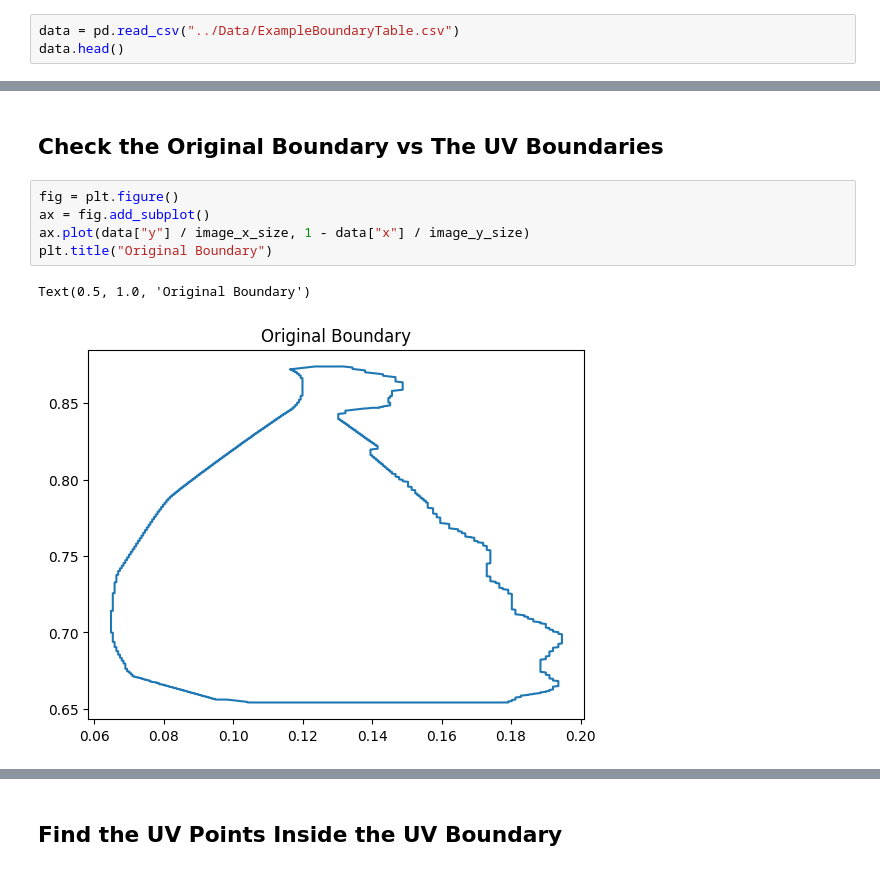
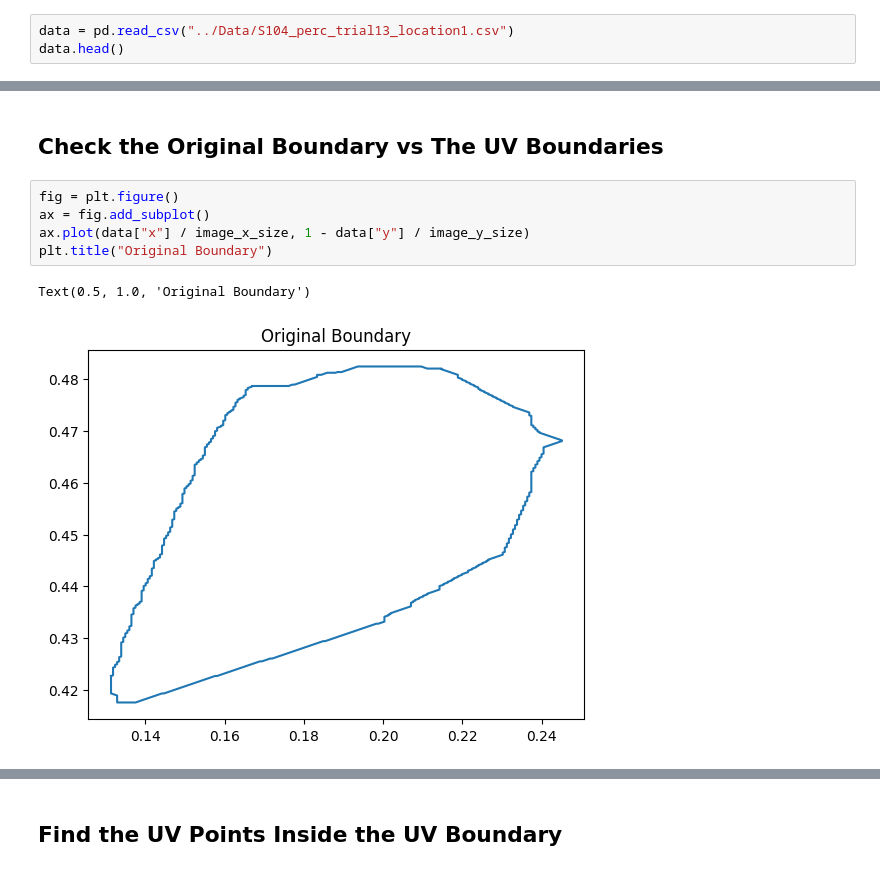
Before and after one commit to Nabizzle/Geodesic-Path-Finder, a Jupyter notebook: Code/Surface Area From Drawing.ipynb, the cells around one changed output, grey strips where cells are left out. Saved outputs shown, nothing was run; the diff lists cells and outputs as text.

```diff
--- a/Code/Surface Area From Drawing.ipynb
+++ b/Code/Surface Area From Drawing.ipynb
@@ -14,7 +14,7 @@ import math
 # %% [markdown]
 # Load in Example Drawing Border
 # %%
-data = pd.read_csv("../Data/ExampleBoundaryTable.csv")
+data = pd.read_csv("../Data/S104_perc_trial13_location1.csv")
 data.head()
 # %% [output]
 |  | x | y |
@@ -101,11 +101,11 @@ This is a reducation to 16.971810520197618% of points in the path.
 # %%
 fig = plt.figure()
 ax = fig.add_subplot()
-ax.plot(data["y"] / image_x_size, 1 - data["x"] / image_y_size)
+ax.plot(data["x"] / image_x_size, 1 - data["y"] / image_y_size)
 plt.title("Original Boundary")
 # %% [output]
 Text(0.5, 1.0, 'Original Boundary')
-[figure, old version]
+[figure, new version]
 # %%
 path = uv_array[boundary_uv_array]
 fig = plt.figure()
```
Also changed, not shown: parts of 15 cells of this notebook, 2 other files.
